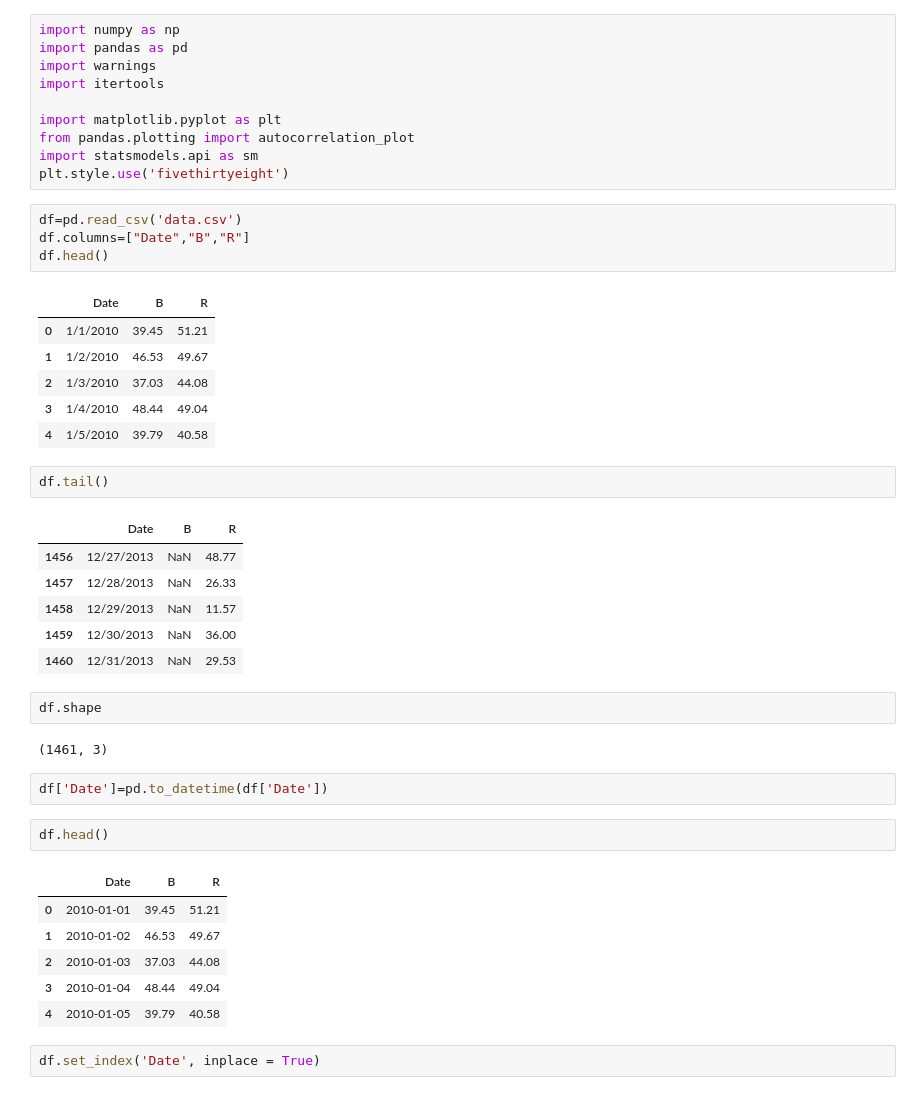
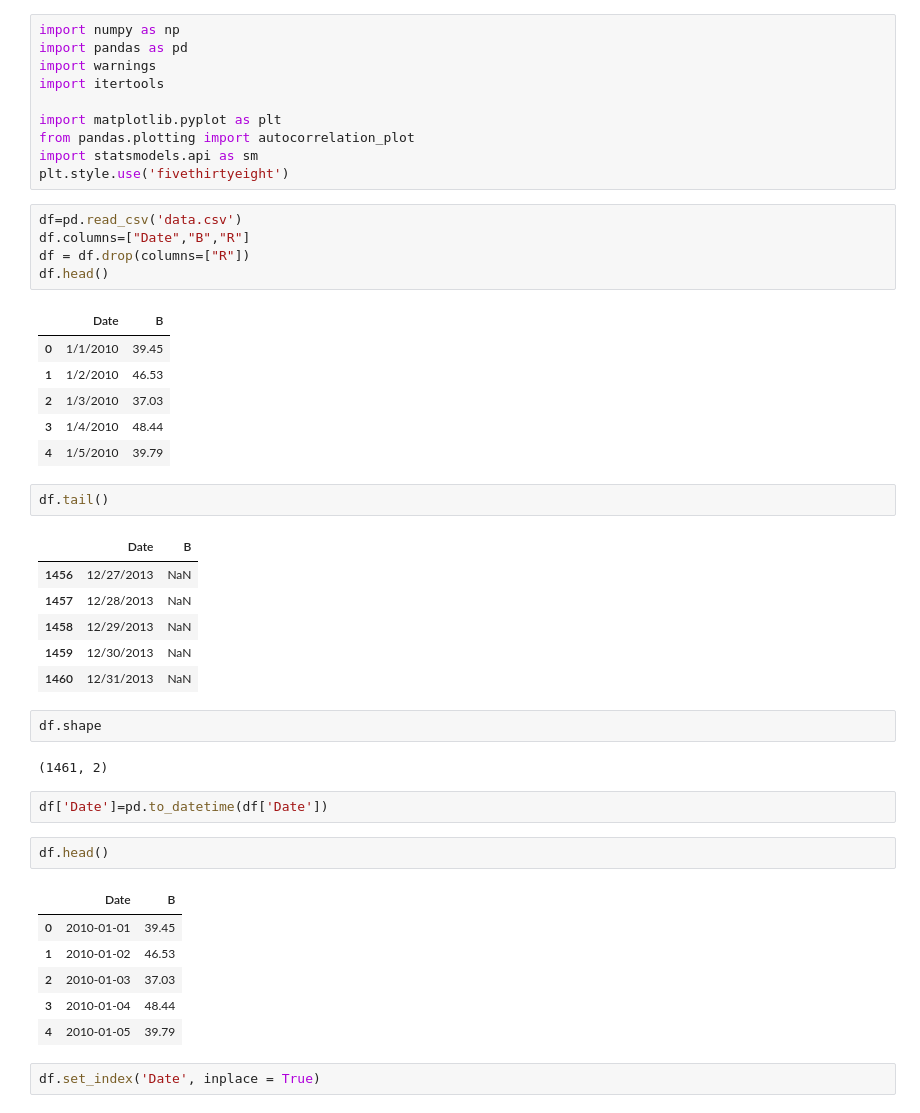
Before and after one commit to ahmedg21/Assimilation, a Jupyter notebook: Ahme_model/Data assimilation.ipynb, the cells around one changed output. Cells and saved outputs as stored; diff of their text form.

```diff
--- a/Ahme_model/Data assimilation.ipynb
+++ b/Ahme_model/Data assimilation.ipynb
@@ -11,38 +11,39 @@ plt.style.use('fivethirtyeight')
 # %%
 df=pd.read_csv('data.csv')
 df.columns=["Date","B","R"]
+df = df.drop(columns=["R"])
 df.head()
 # %% [output]
-|  | Date | B | R |
-| 0 | 1/1/2010 | 39.45 | 51.21 |
-| 1 | 1/2/2010 | 46.53 | 49.67 |
-| 2 | 1/3/2010 | 37.03 | 44.08 |
-| 3 | 1/4/2010 | 48.44 | 49.04 |
-| 4 | 1/5/2010 | 39.79 | 40.58 |
+|  | Date | B |
+| 0 | 1/1/2010 | 39.45 |
+| 1 | 1/2/2010 | 46.53 |
+| 2 | 1/3/2010 | 37.03 |
+| 3 | 1/4/2010 | 48.44 |
+| 4 | 1/5/2010 | 39.79 |
 # %%
 df.tail()
 # %% [output]
-|  | Date | B | R |
-| 1456 | 12/27/2013 | NaN | 48.77 |
-| 1457 | 12/28/2013 | NaN | 26.33 |
-| 1458 | 12/29/2013 | NaN | 11.57 |
-| 1459 | 12/30/2013 | NaN | 36.00 |
-| 1460 | 12/31/2013 | NaN | 29.53 |
+|  | Date | B |
+| 1456 | 12/27/2013 | NaN |
+| 1457 | 12/28/2013 | NaN |
+| 1458 | 12/29/2013 | NaN |
+| 1459 | 12/30/2013 | NaN |
+| 1460 | 12/31/2013 | NaN |
 # %%
 df.shape
 # %% [output]
-(1461, 3)
+(1461, 2)
 # %%
 df['Date']=pd.to_datetime(df['Date'])
 # %%
 df.head()
 # %% [output]
-|  | Date | B | R |
-| 0 | 2010-01-01 | 39.45 | 51.21 |
-| 1 | 2010-01-02 | 46.53 | 49.67 |
-| 2 | 2010-01-03 | 37.03 | 44.08 |
-| 3 | 2010-01-04 | 48.44 | 49.04 |
-| 4 | 2010-01-05 | 39.79 | 40.58 |
+|  | Date | B |
+| 0 | 2010-01-01 | 39.45 |
+| 1 | 2010-01-02 | 46.53 |
+| 2 | 2010-01-03 | 37.03 |
+| 3 | 2010-01-04 | 48.44 |
+| 4 | 2010-01-05 | 39.79 |
 # %%
 df.set_index('Date', inplace = True)
 # %%
```
Also changed, not shown: parts of 18 cells of this notebook, 15 other files.
